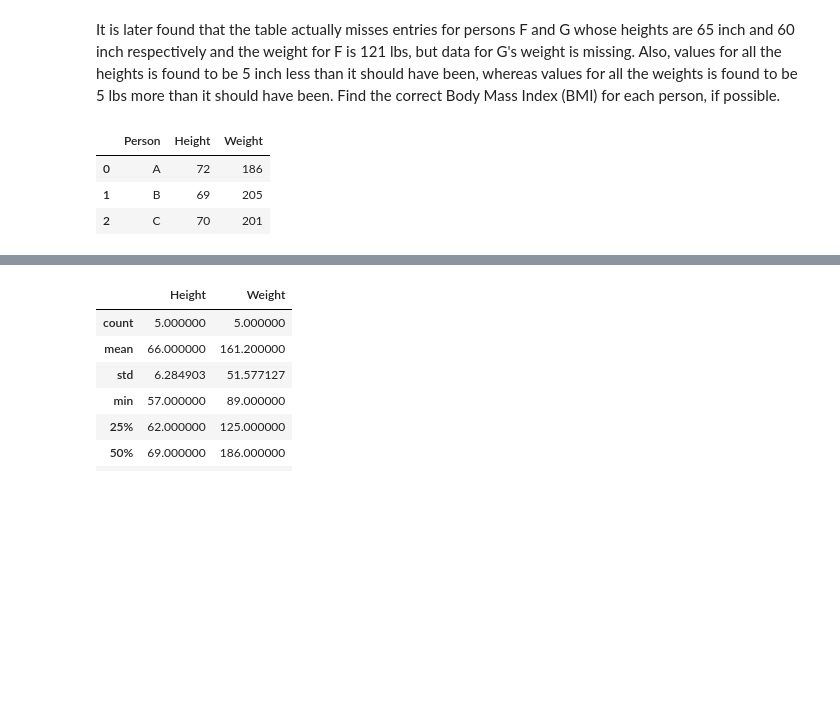
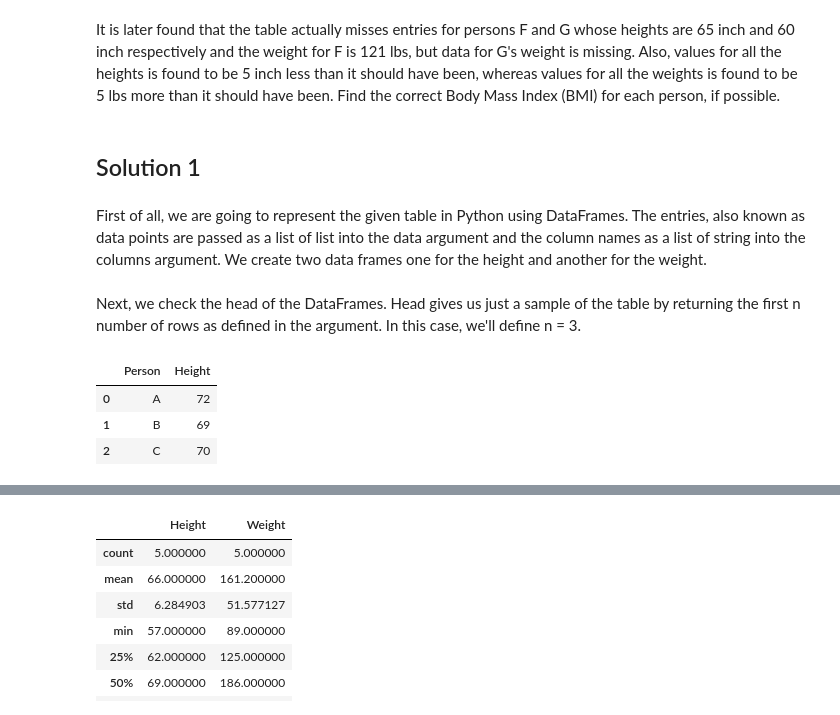
Before and after one commit to bajracharya-kshitij/pandas, a Jupyter notebook: DataFrame.ipynb, the cells around one changed output, grey strips where cells are left out. Cells and saved outputs as stored; diff of their text form; code cells hidden in the pictures; blank space fills up the shorter version.

```diff
--- a/DataFrame.ipynb
+++ b/DataFrame.ipynb
@@ -20,12 +20,19 @@ You are given the heights (in inch) and weights (in lbs) of 5 people as shown in
 |    E   |     57       |      89     |
 # %% [markdown]
 It is later found that the table actually misses entries for persons F and G whose heights are 65 inch and 60 inch respectively and the weight for F is 121 lbs, but data for G's weight is missing. Also, values for all the heights is found to be 5 inch less than it should have been, whereas values for all the weights is found to be 5 lbs more than it should have been. Find the correct Body Mass Index (BMI) for each person, if possible.
+# %% [markdown]
+## Solution 1
+# %% [markdown]
+First of all, we are going to represent the given table in Python using DataFrames. The entries, also known as data points are passed as a list of list into the data argument and the column names as a list of string into the columns argument. We create two data frames one for the height and another for the weight.
 # %%
-height_weight_df = pd.DataFrame(data=[['A',72,186],['B',69,205],['C',70,201],['D',62,125],['E',57,89]], columns=['Person','Height','Weight'])
+height_df = pd.DataFrame(data=[['A',72],['B',69],['C',70],['D',62],['E',57]], columns=['Person','Height'])
+weight_df = pd.DataFrame(data=[['A',186],['B',205],['C',201],['D',125],['E',89]], columns=['Person','Weight'])
+# %% [markdown]
+Next, we check the head of the DataFrames. Head gives us just a sample of the table by returning the first n number of rows as defined in the argument. In this case, we'll define n = 3.
 # %%
-height_weight_df.head(n=3)
+height_df.head(n=3)
 # %% [output]
-|  | Person | Height | Weight |
-| 0 | A | 72 | 186 |
-| 1 | B | 69 | 205 |
-| 2 | C | 70 | 201 |
+|  | Person | Height |
+| 0 | A | 72 |
+| 1 | B | 69 |
+| 2 | C | 70 |
```
Also changed, not shown: parts of 42 cells of this notebook.
